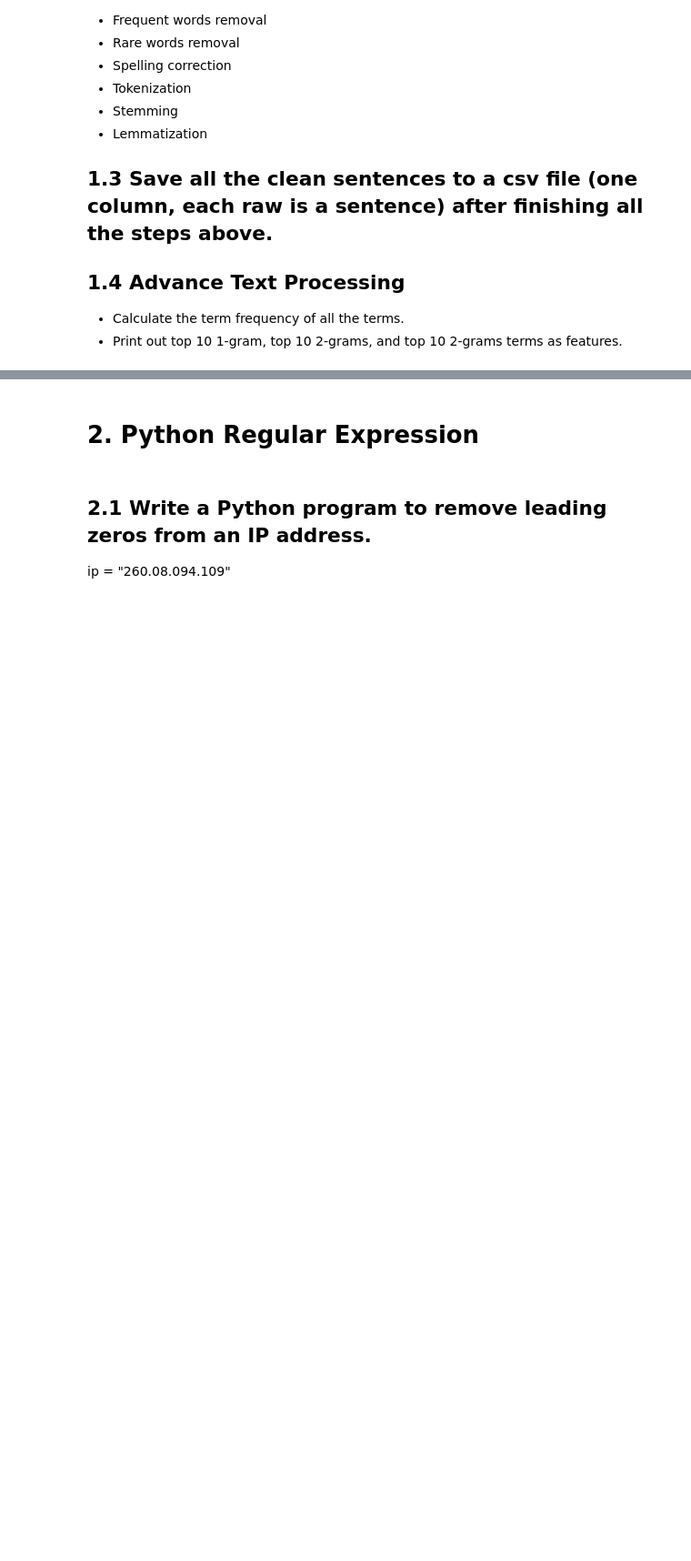
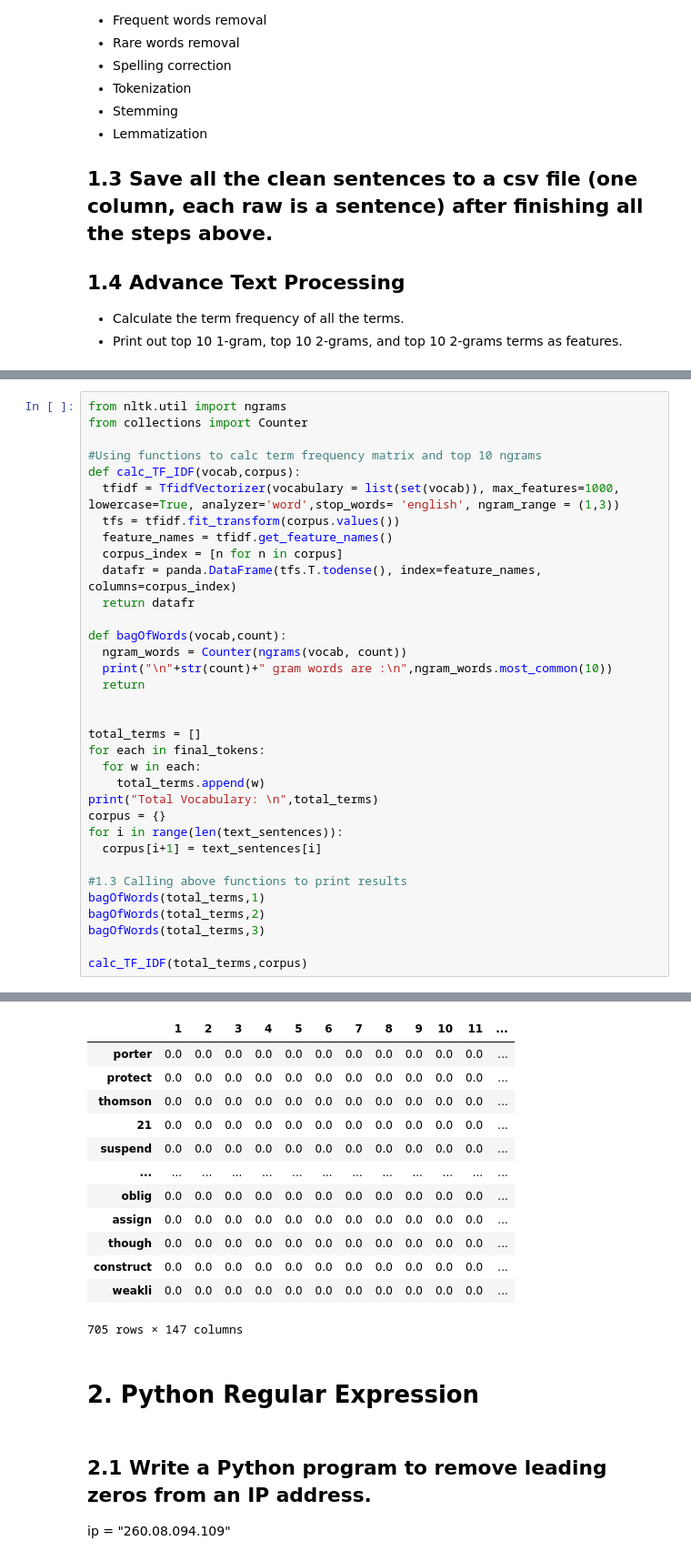
Before and after one commit to RadhavaramHarika/Harika_INFO5731_Spring2020, a Jupyter notebook: Harika_In_class_exercise_04.ipynb, the cells around one changed output, grey strips where cells are left out. Shown at 91% size. Saved outputs shown, nothing was run; the diff lists cells and outputs as text; blank space fills up the shorter version.

```diff
--- a/Harika_In_class_exercise_04.ipynb
+++ b/Harika_In_class_exercise_04.ipynb
@@ -185,0 +256,35 @@ SyntaxError: ignored
+# %%
+from nltk.util import ngrams
+from collections import Counter
+
+#Using functions to calc term frequency matrix and top 10 ngrams
+def calc_TF_IDF(vocab,corpus):
+  tfidf = TfidfVectorizer(vocabulary = list(set(vocab)), max_features=1000, lowercase=True, analyzer='word',stop_words= 'english', ngram_range = (1,3))
+  tfs = tfidf.fit_transform(corpus.values())
+  feature_names = tfidf.get_feature_names()
+  corpus_index = [n for n in corpus]
+  datafr = panda.DataFrame(tfs.T.todense(), index=feature_names, columns=corpus_index)
+  return datafr
+
+def bagOfWords(vocab,count):
+  ngram_words = Counter(ngrams(vocab, count))
+  print("\n"+str(count)+" gram words are :\n",ngram_words.most_common(10))
+  return
+
+
+total_terms = []
+for each in final_tokens:
+  for w in each:
+    total_terms.append(w)
+print("Total Vocabulary: \n",total_terms)
+corpus = {}
+for i in range(len(text_sentences)):
+  corpus[i+1] = text_sentences[i]
+
+#1.3 Calling above functions to print results
+bagOfWords(total_terms,1)
+bagOfWords(total_terms,2)
+bagOfWords(total_terms,3)
+
+calc_TF_IDF(total_terms,corpus)
+# %% [output]
@@ -186,3 +302,16 @@ SyntaxError: ignored
+|  | 1 | 2 | 3 | 4 | 5 | 6 | 7 | 8 | 9 | 10 | 11 | ... |
+| porter | 0.0 | 0.0 | 0.0 | 0.0 | 0.0 | 0.0 | 0.0 | 0.0 | 0.0 | 0.0 | 0.0 | ... |
+| protect | 0.0 | 0.0 | 0.0 | 0.0 | 0.0 | 0.0 | 0.0 | 0.0 | 0.0 | 0.0 | 0.0 | ... |
+| thomson | 0.0 | 0.0 | 0.0 | 0.0 | 0.0 | 0.0 | 0.0 | 0.0 | 0.0 | 0.0 | 0.0 | ... |
+| 21 | 0.0 | 0.0 | 0.0 | 0.0 | 0.0 | 0.0 | 0.0 | 0.0 | 0.0 | 0.0 | 0.0 | ... |
+| suspend | 0.0 | 0.0 | 0.0 | 0.0 | 0.0 | 0.0 | 0.0 | 0.0 | 0.0 | 0.0 | 0.0 | ... |
+| ... | ... | ... | ... | ... | ... | ... | ... | ... | ... | ... | ... | ... |
+| oblig | 0.0 | 0.0 | 0.0 | 0.0 | 0.0 | 0.0 | 0.0 | 0.0 | 0.0 | 0.0 | 0.0 | ... |
+| assign | 0.0 | 0.0 | 0.0 | 0.0 | 0.0 | 0.0 | 0.0 | 0.0 | 0.0 | 0.0 | 0.0 | ... |
+| though | 0.0 | 0.0 | 0.0 | 0.0 | 0.0 | 0.0 | 0.0 | 0.0 | 0.0 | 0.0 | 0.0 | ... |
+| construct | 0.0 | 0.0 | 0.0 | 0.0 | 0.0 | 0.0 | 0.0 | 0.0 | 0.0 | 0.0 | 0.0 | ... |
+| weakli | 0.0 | 0.0 | 0.0 | 0.0 | 0.0 | 0.0 | 0.0 | 0.0 | 0.0 | 0.0 | 0.0 | ... |
+705 rows × 147 columns
 # %% [markdown]
 # 2. Python Regular Expression
 # %% [markdown]
```
Also changed, not shown: parts of 2 cells of this notebook.
